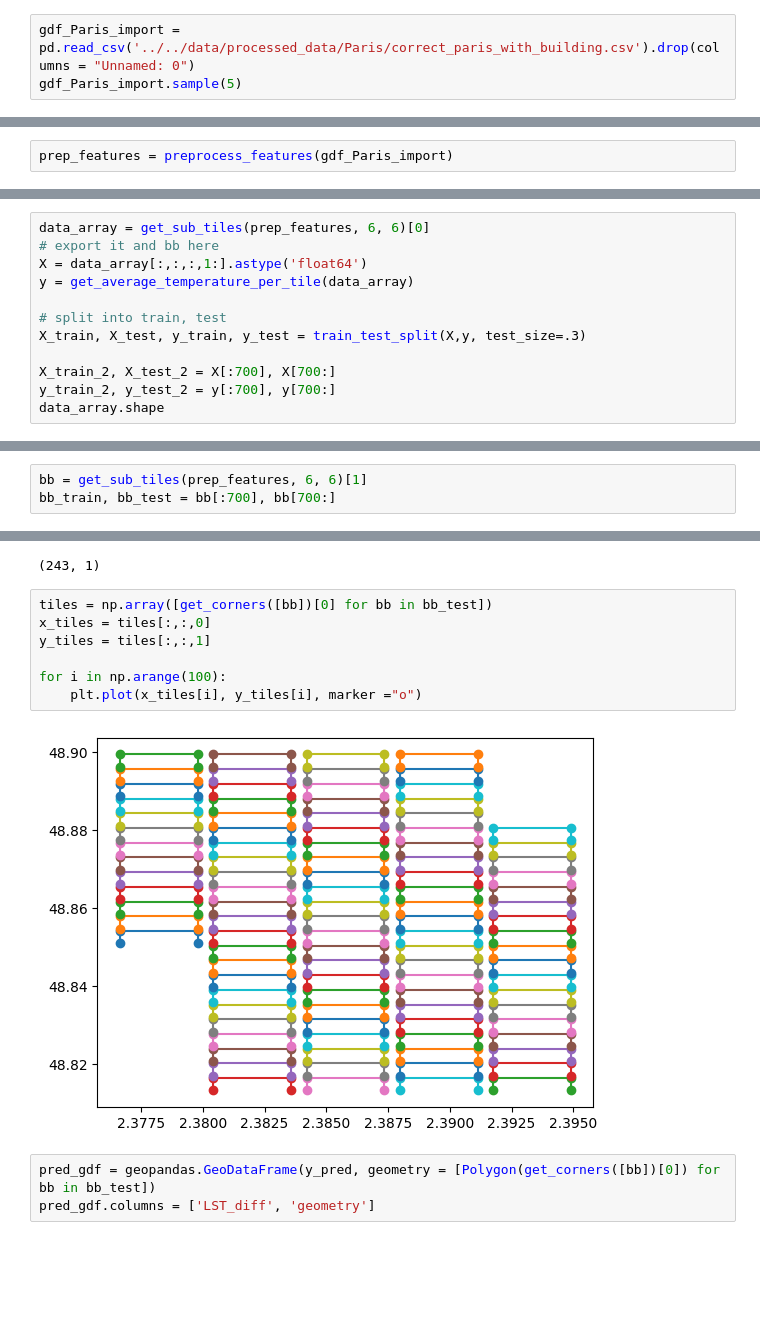
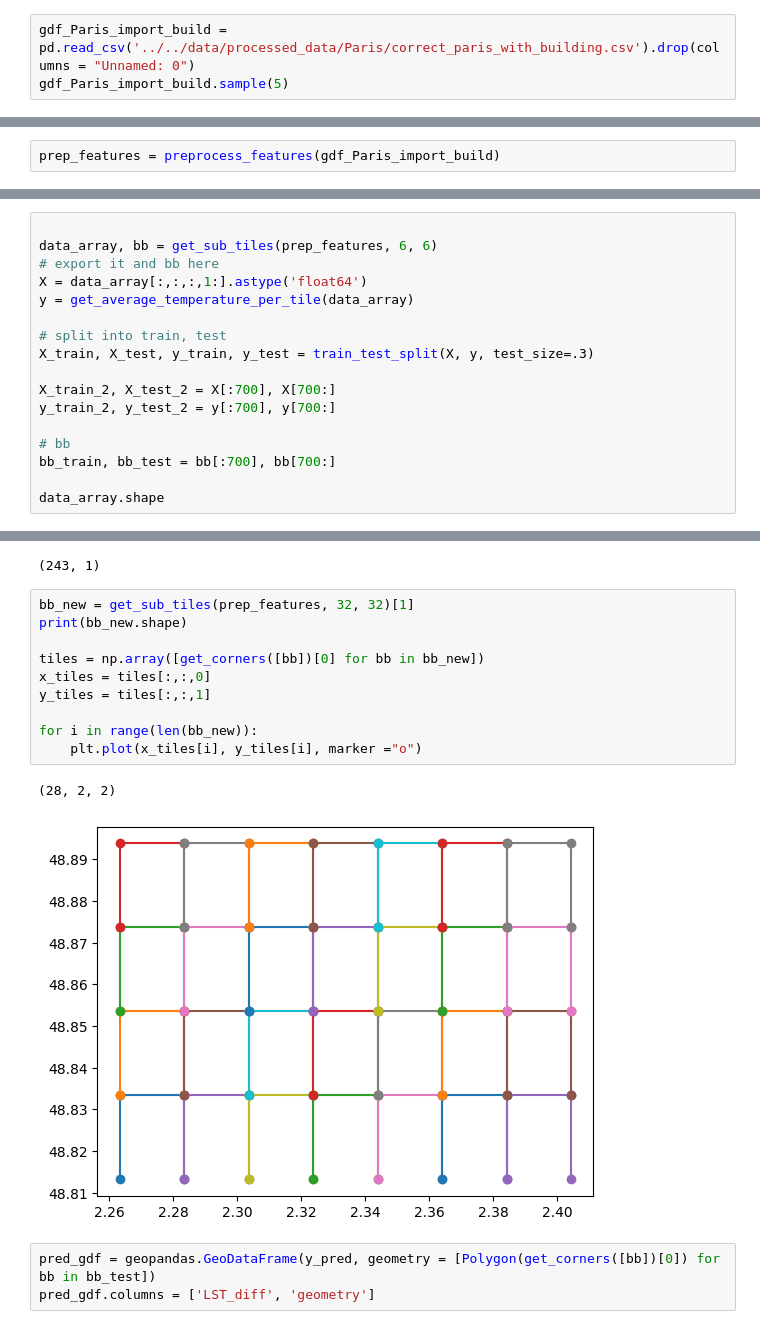
Before and after one commit to b-fa-ce/future_proofing_cities, a Jupyter notebook: notebooks/model/model.ipynb, the cells around one changed output, grey strips where cells are left out. Saved outputs shown, nothing was run; the diff lists cells and outputs as text; blank space fills up the shorter version.

```diff
--- a/notebooks/model/model.ipynb
+++ b/notebooks/model/model.ipynb
@@ -287,7 +283,7 @@ Name: building_coverage, Length: 22208, dtype: int64
 # %%
 gdf_Paris_import = import_gdf_from_shp("Paris")
 # %%
-gdf_Paris_import = pd.read_csv('../../data/processed_data/Paris/correct_paris_with_building.csv').drop(columns = "Unnamed: 0")
-gdf_Paris_import.sample(5)
+gdf_Paris_import_build = pd.read_csv('../../data/processed_data/Paris/correct_paris_with_building.csv').drop(columns = "Unnamed: 0")
+gdf_Paris_import_build.sample(5)
 # %% [output]
 |  | LST | ele | LST_diff | ele_diff | ul_corner | ll_corner | lr_corner | ur_corner | bb | ... |
@@ -299,5 +295,5 @@ gdf_Paris_import.sample(5)
 # %%
-prep_features = preprocess_features(gdf_Paris_import)
+prep_features = preprocess_features(gdf_Paris_import_build)
 # %% [output]
 Preprocess features...
 ['av_building_height', 'building_coverage', 'ele_diff', 'LST', 'ele', 'LST_diff', 'ul_corner', 'll_corner', 'lr_corner', 'ur_corner', 'bb']
@@ -318,16 +314,21 @@ prep_features
 | 35027 | 1.884033 | 0.375419 | 1.4666 | 0.280597 | 32.690002 | 70.77612 | [[2.4213474718119423, 48.90009046... | [[2.4213474718119423, 48.90072002... | ... |
 35028 rows × 11 columns
 # %%
-data_array = get_sub_tiles(prep_features, 6, 6)[0]
+
+data_array, bb = get_sub_tiles(prep_features, 6, 6)
 # export it and bb here
 X = data_array[:,:,:,1:].astype('float64')
 y = get_average_temperature_per_tile(data_array)
 
 # split into train, test
-X_train, X_test, y_train, y_test = train_test_split(X,y, test_size=.3)
+X_train, X_test, y_train, y_test = train_test_split(X, y, test_size=.3)
 
 X_train_2, X_test_2 = X[:700], X[700:]
 y_train_2, y_test_2 = y[:700], y[700:]
+
+# bb
+bb_train, bb_test = bb[:700], bb[700:]
+
 data_array.shape
 # %% [output]
 (943, 6, 6, 4)
@@ -362,6 +335,3 @@ X_train.shape
-# %%
-bb = get_sub_tiles(prep_features, 6, 6)[1]
-bb_train, bb_test = bb[:700], bb[700:]
 # %%
 sns.histplot(y, bins = 20, kde = True)
 # %% [output]
@@ -474,14 +408,18 @@ y_pred.shape
 # %% [output]
 (243, 1)
 # %%
-tiles = np.array([get_corners([bb])[0] for bb in bb_test])
+bb_new = get_sub_tiles(prep_features, 32, 32)[1]
+print(bb_new.shape)
+
+tiles = np.array([get_corners([bb])[0] for bb in bb_new])
 x_tiles = tiles[:,:,0]
 y_tiles = tiles[:,:,1]
 
-for i in np.arange(100):
+for i in range(len(bb_new)):
     plt.plot(x_tiles[i], y_tiles[i], marker ="o")
 # %% [output]
+(28, 2, 2)
-[figure, old version]
+[figure, new version]
 # %%
 pred_gdf = geopandas.GeoDataFrame(y_pred, geometry = [Polygon(get_corners([bb])[0]) for bb in bb_test])
 pred_gdf.columns = ['LST_diff', 'geometry']
```
Also changed, not shown: parts of 22 cells of this notebook, 14 other files.
